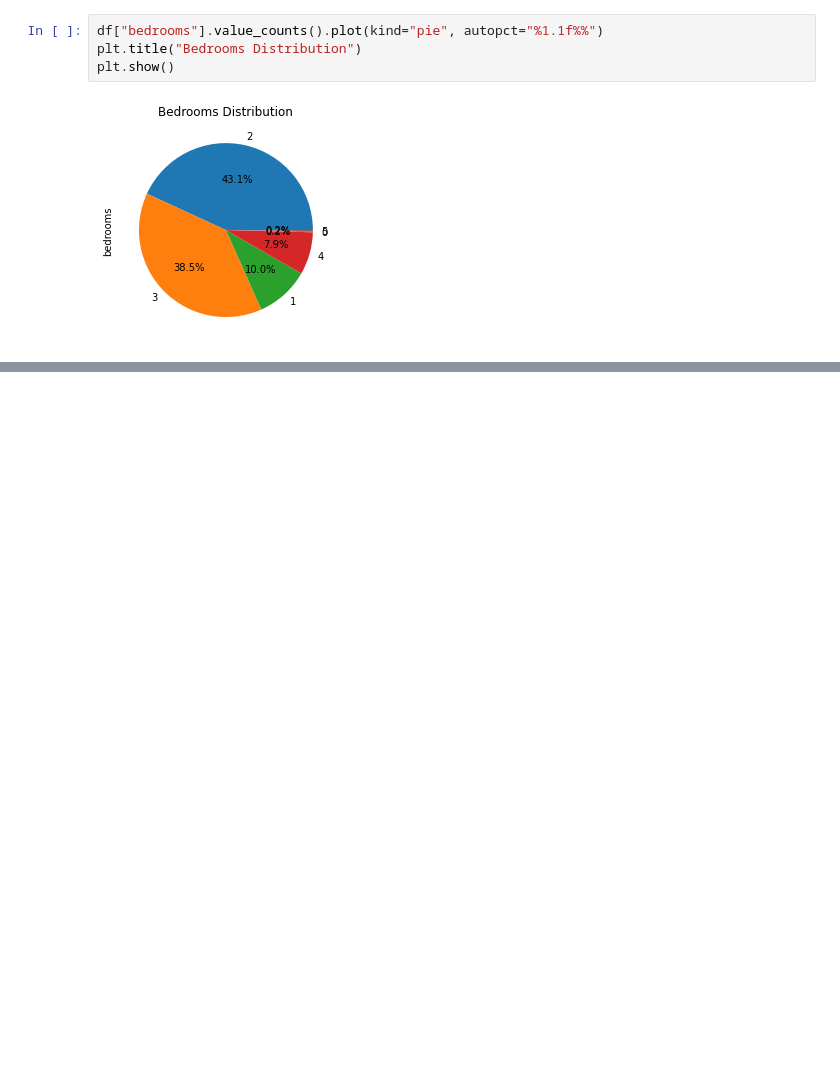
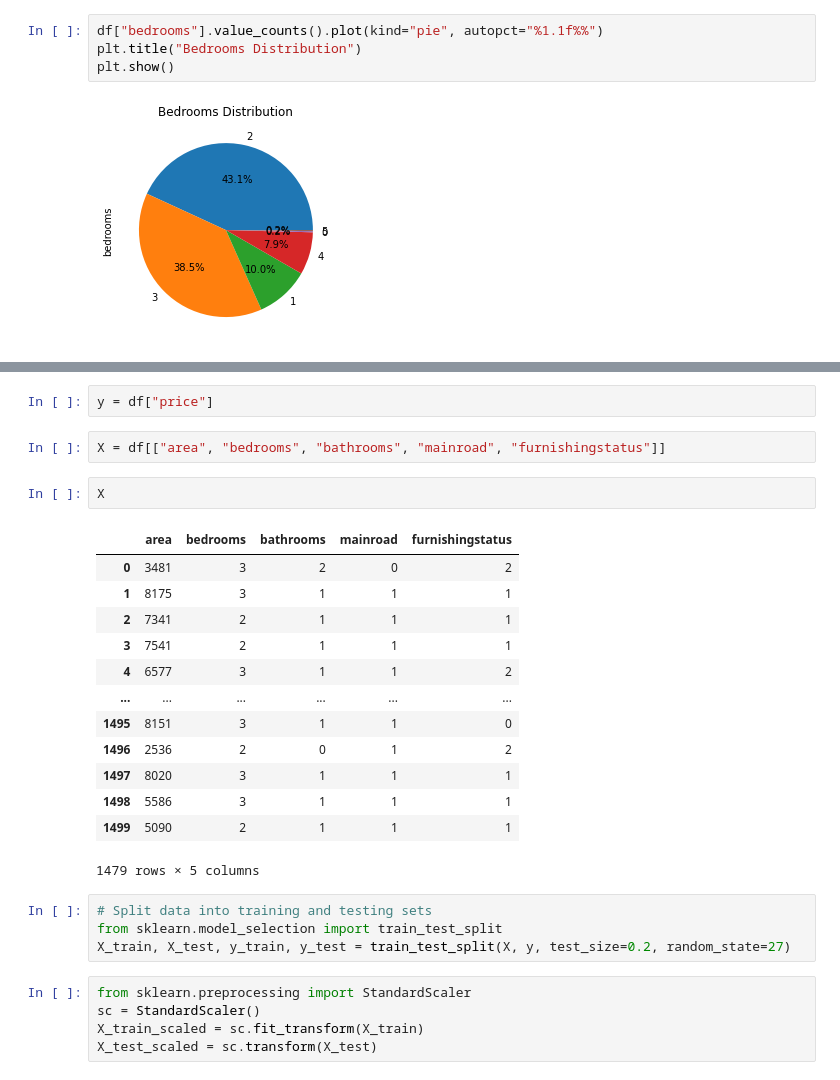
Before and after one commit to halchemylab/Housing-Prices-Machine-Learning-Project, a Jupyter notebook: analysis.ipynb, the cells around one changed output, grey strips where cells are left out. Saved outputs shown, nothing was run; the diff lists cells and outputs as text; blank space fills up the shorter version.

```diff
--- a/analysis.ipynb
+++ b/analysis.ipynb
@@ -228,0 +271,29 @@ plt.show()
+# %%
+y = df["price"]
+# %%
+X = df[["area", "bedrooms", "bathrooms", "mainroad", "furnishingstatus"]]
+# %%
+X
+# %% [output]
+|  | area | bedrooms | bathrooms | mainroad | furnishingstatus |
+| 0 | 3481 | 3 | 2 | 0 | 2 |
+| 1 | 8175 | 3 | 1 | 1 | 1 |
+| 2 | 7341 | 2 | 1 | 1 | 1 |
+| 3 | 7541 | 2 | 1 | 1 | 1 |
+| 4 | 6577 | 3 | 1 | 1 | 2 |
+| ... | ... | ... | ... | ... | ... |
+| 1495 | 8151 | 3 | 1 | 1 | 0 |
+| 1496 | 2536 | 2 | 0 | 1 | 2 |
+| 1497 | 8020 | 3 | 1 | 1 | 1 |
+| 1498 | 5586 | 3 | 1 | 1 | 1 |
+| 1499 | 5090 | 2 | 1 | 1 | 1 |
+1479 rows × 5 columns
+# %%
+# Split data into training and testing sets
+from sklearn.model_selection import train_test_split
+X_train, X_test, y_train, y_test = train_test_split(X, y, test_size=0.2, random_state=27)
+# %%
+from sklearn.preprocessing import StandardScaler
+sc = StandardScaler()
+X_train_scaled = sc.fit_transform(X_train)
+X_test_scaled = sc.transform(X_test)
```
Also changed, not shown: parts of 5 cells of this notebook.
